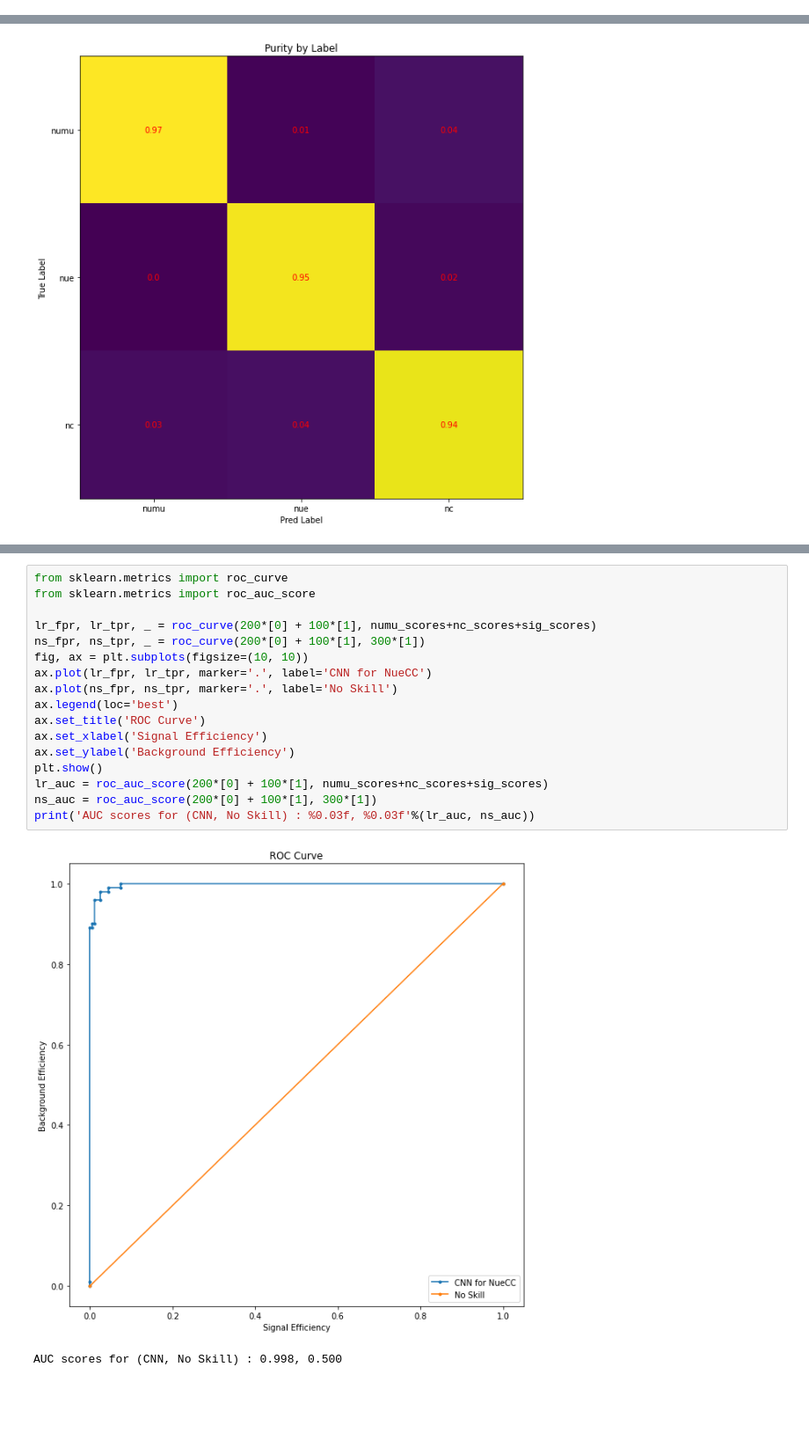
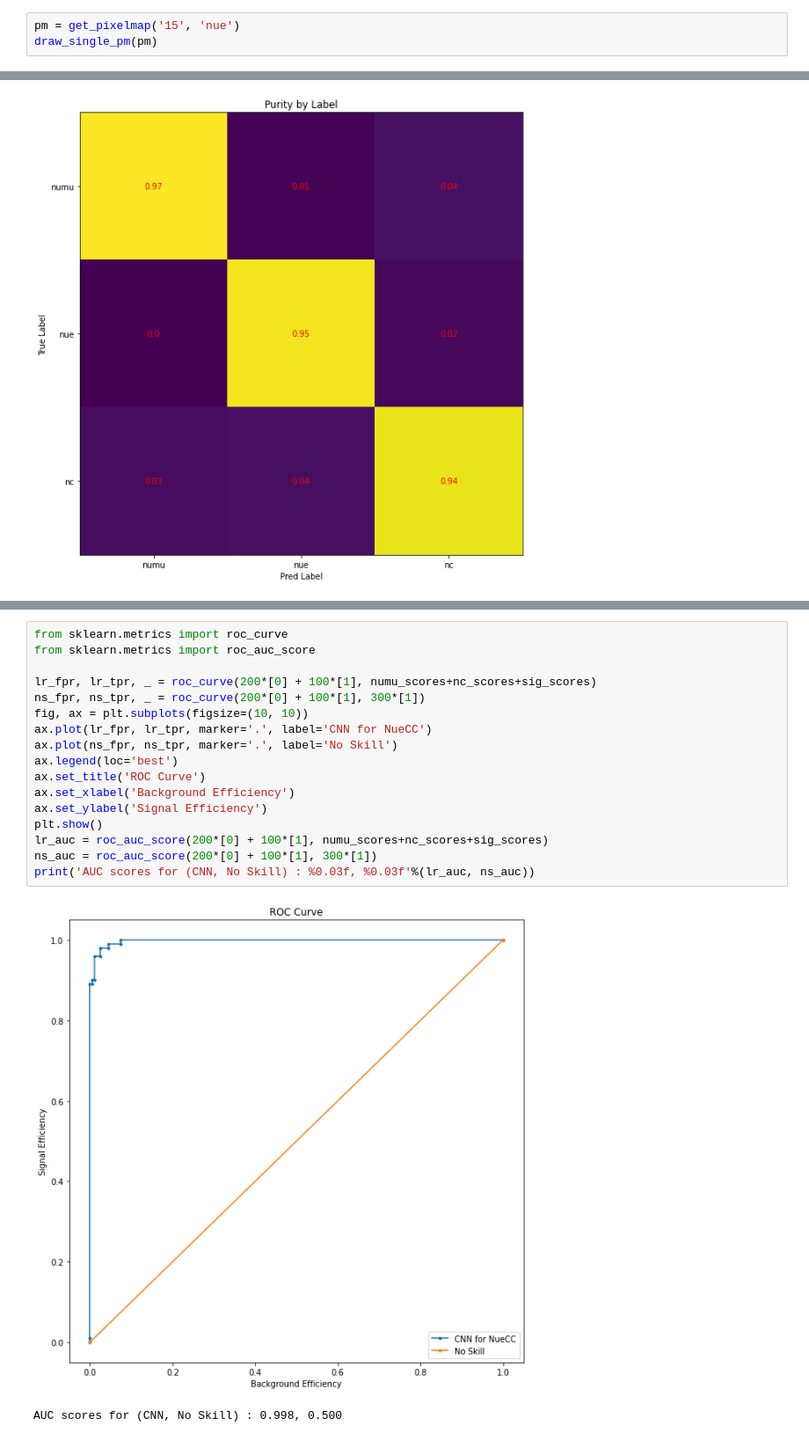
Before and after one commit to nitish-nayak/dune-cvn, a Jupyter notebook: dune_cvn_nusteam.ipynb, the cells around one changed output, grey strips where cells are left out. Shown: that part at 88% size. Cells and saved outputs as stored; diff of their text form; blank space fills up the shorter version.

```diff
--- a/dune_cvn_nusteam.ipynb
+++ b/dune_cvn_nusteam.ipynb
@@ -102,3 +145,6 @@ def draw_single_pm(pm):
         axs[i].set_ylabel('TDC')
         axs[i].title.set_text(titles[i])
     plt.show()
+# %%
+pm = get_pixelmap('15', 'nue')
+draw_single_pm(pm)
@@ -278,20 +374,20 @@ plt.show()
 # %%
 from sklearn.metrics import roc_curve
 from sklearn.metrics import roc_auc_score
 
 lr_fpr, lr_tpr, _ = roc_curve(200*[0] + 100*[1], numu_scores+nc_scores+sig_scores)
 ns_fpr, ns_tpr, _ = roc_curve(200*[0] + 100*[1], 300*[1])
 fig, ax = plt.subplots(figsize=(10, 10))
 ax.plot(lr_fpr, lr_tpr, marker='.', label='CNN for NueCC')
 ax.plot(ns_fpr, ns_tpr, marker='.', label='No Skill')
 ax.legend(loc='best')
 ax.set_title('ROC Curve')
-ax.set_xlabel('Signal Efficiency')
-ax.set_ylabel('Background Efficiency')
+ax.set_xlabel('Background Efficiency')
+ax.set_ylabel('Signal Efficiency')
 plt.show()
 lr_auc = roc_auc_score(200*[0] + 100*[1], numu_scores+nc_scores+sig_scores)
 ns_auc = roc_auc_score(200*[0] + 100*[1], 300*[1])
 print('AUC scores for (CNN, No Skill) : %0.03f, %0.03f'%(lr_auc, ns_auc))
 # %% [output]
-[figure, old version]
+[figure, new version]
 AUC scores for (CNN, No Skill) : 0.998, 0.500
```
Also changed, not shown: parts of 32 cells of this notebook.
